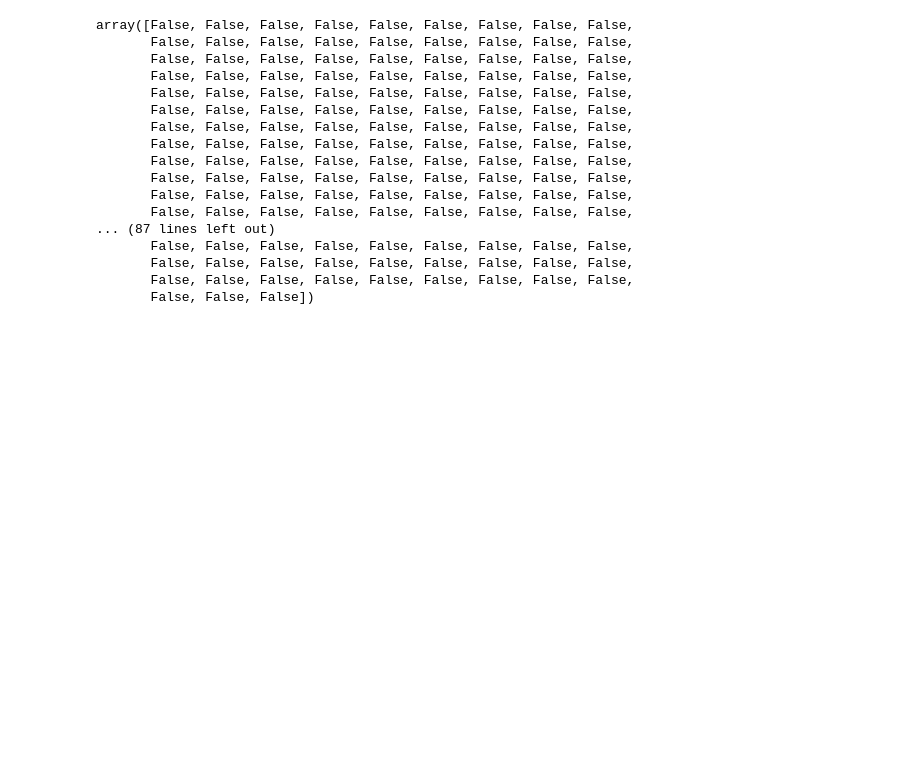
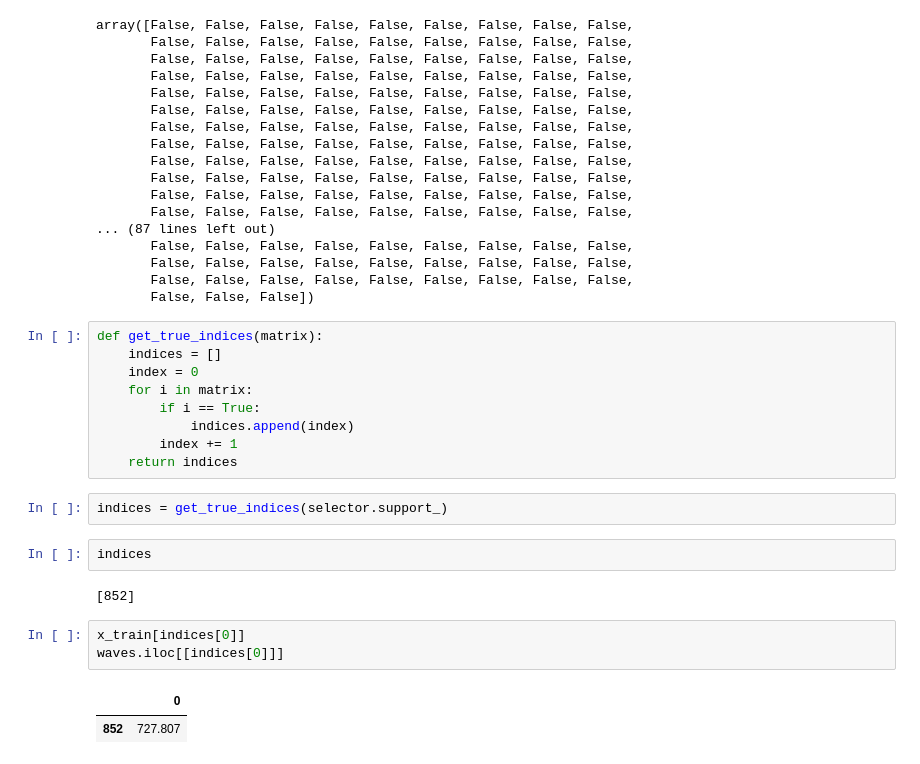
Before and after one commit to vikneke/cs5014_p2, a Jupyter notebook: binaryML/binary.ipynb, the cells around one changed output. Drawn from its saved outputs; the diff is of its cells as text; blank space fills up the shorter version.

```diff
--- a/binaryML/binary.ipynb
+++ b/binaryML/binary.ipynb
@@ -109,3 +111,24 @@ array([False, False, False, False, False, False, False, False, False,
        False, False, False, False, False, False, False, False, False,
        False, False, False, False, False, False, False, False, False,
        False, False, False])
+# %%
+def get_true_indices(matrix):
+    indices = []
+    index = 0
+    for i in matrix:
+        if i == True:
+            indices.append(index)
+        index += 1
+    return indices
+# %%
+indices = get_true_indices(selector.support_)
+# %%
+indices
+# %% [output]
+[852]
+# %%
+x_train[indices[0]]
+waves.iloc[[indices[0]]]
+# %% [output]
+|  | 0 |
+| 852 | 727.807 |
```
Also changed, not shown: parts of 1 cell of this notebook, 1 other file.
